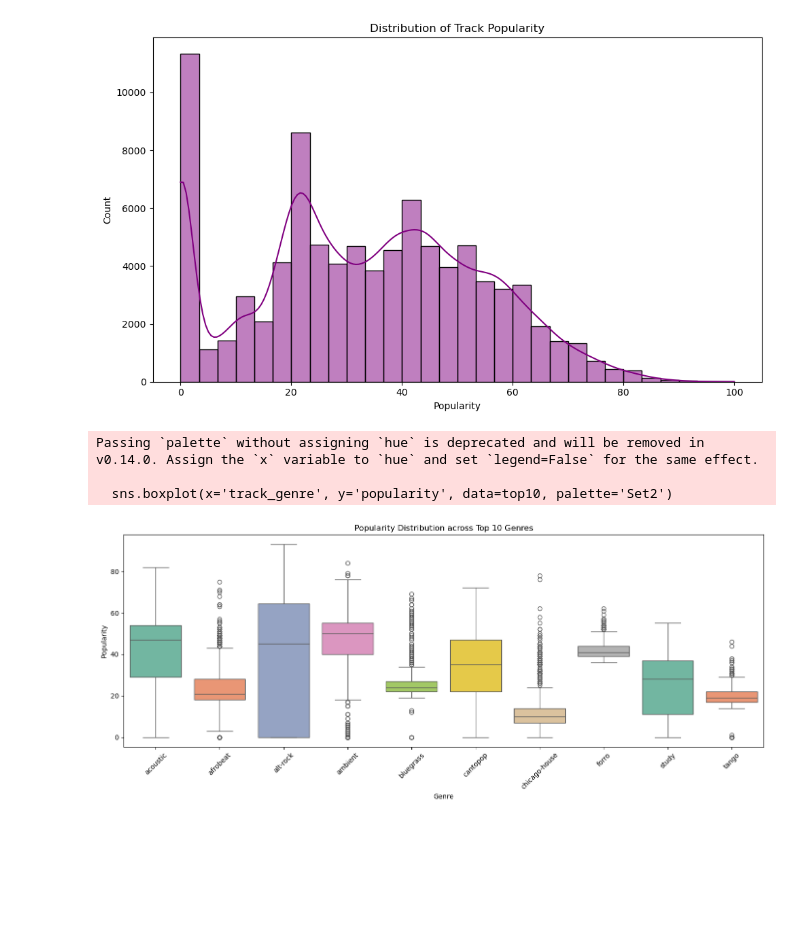
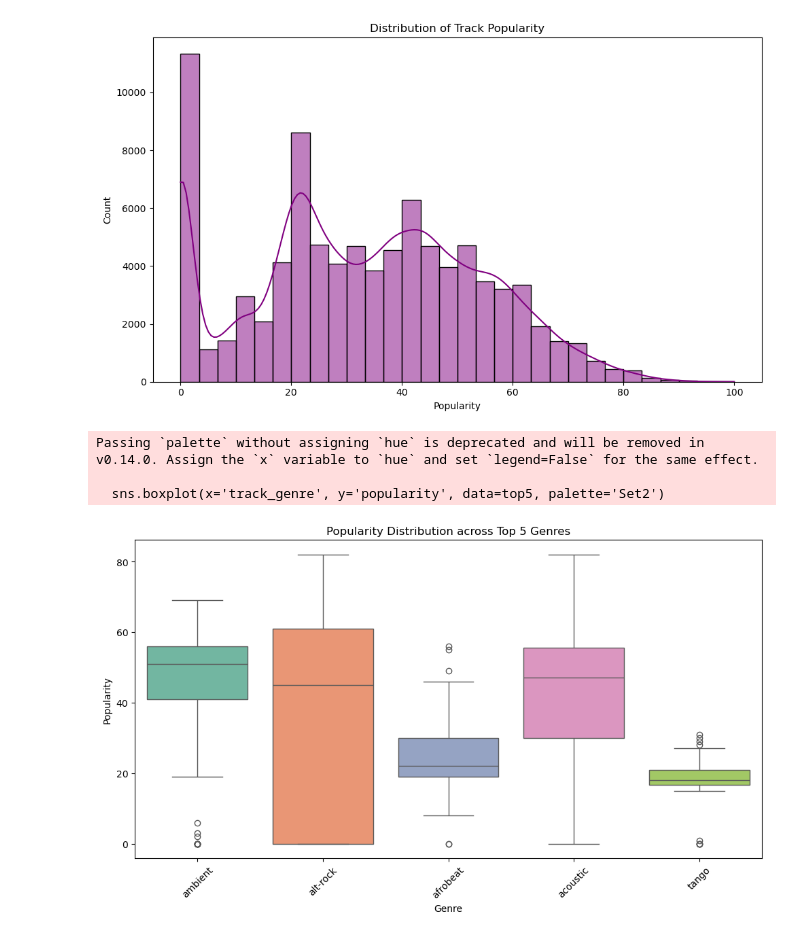
Before and after one commit to AayushCode24-7/Data_Wrangling, a Jupyter notebook: FDS.ipynb, the cells around one changed output. Saved outputs shown, nothing was run; the diff lists cells and outputs as text; code cells hidden in the pictures; blank space fills up the shorter version.

```diff
--- a/FDS.ipynb
+++ b/FDS.ipynb
@@ -271,19 +271,19 @@ plt.show()
 # %%
 # Box Plot - Popularity Distribution across Top 10 Genres
 # Seaborn
 
-top10_genres = df_cleaned['track_genre'].value_counts().head(10).index
-top10 = df_cleaned[df_cleaned['track_genre'].isin(top10_genres)]
-plt.figure(figsize=(14,6))
-sns.boxplot(x='track_genre', y='popularity', data=top10, palette='Set2')
+top5_genres = df_cleaned['track_genre'].value_counts().head(5).index
+top5 = df_cleaned[df_cleaned['track_genre'].isin(top5_genres)].sample(500)
+plt.figure(figsize=(10,6))
+sns.boxplot(x='track_genre', y='popularity', data=top5, palette='Set2')
 plt.xlabel('Genre')
 plt.ylabel('Popularity')
-plt.title('Popularity Distribution across Top 10 Genres')
+plt.title('Popularity Distribution across Top 5 Genres')
 plt.xticks(rotation=45)
 plt.tight_layout()
 plt.show()
 # %% [output]
 Passing `palette` without assigning `hue` is deprecated and will be removed in v0.14.0. Assign the `x` variable to `hue` and set `legend=False` for the same effect.
 
-  sns.boxplot(x='track_genre', y='popularity', data=top10, palette='Set2')
+  sns.boxplot(x='track_genre', y='popularity', data=top5, palette='Set2')
-[figure, old version]
+[figure, new version]
```
Also changed, not shown: parts of 4 cells of this notebook.
